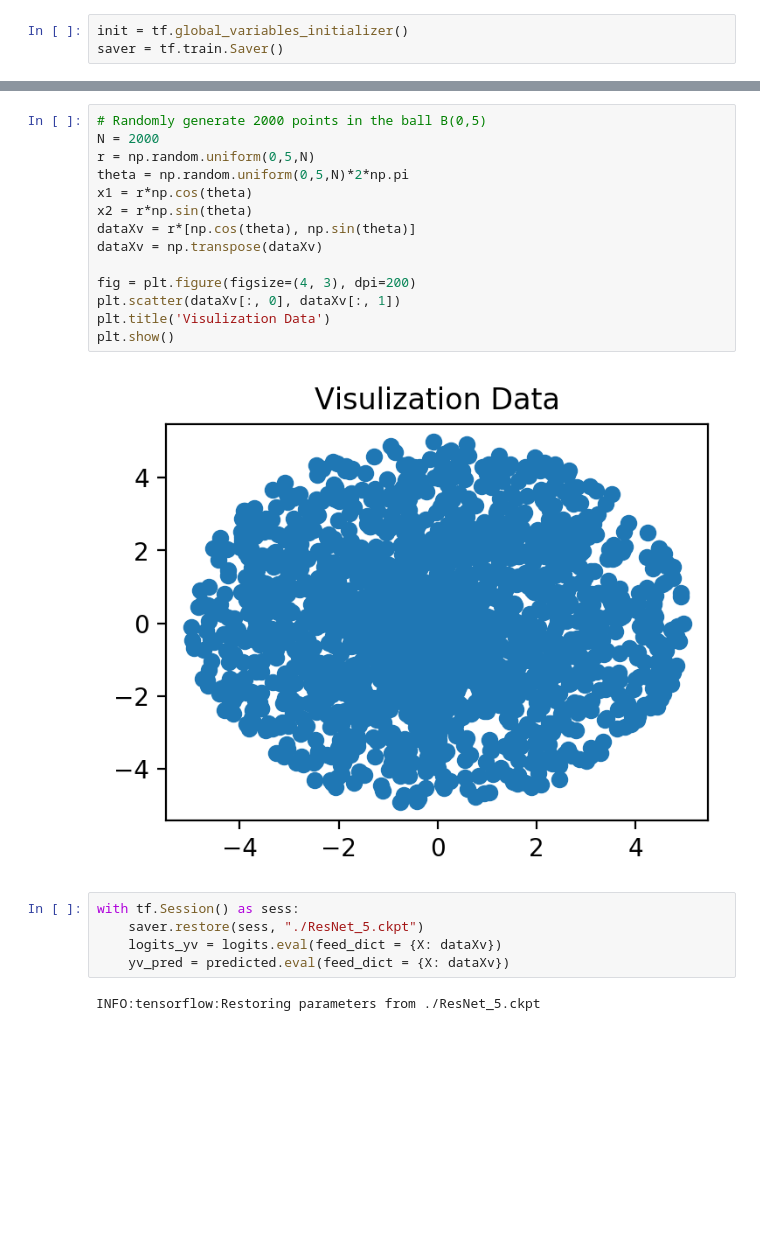
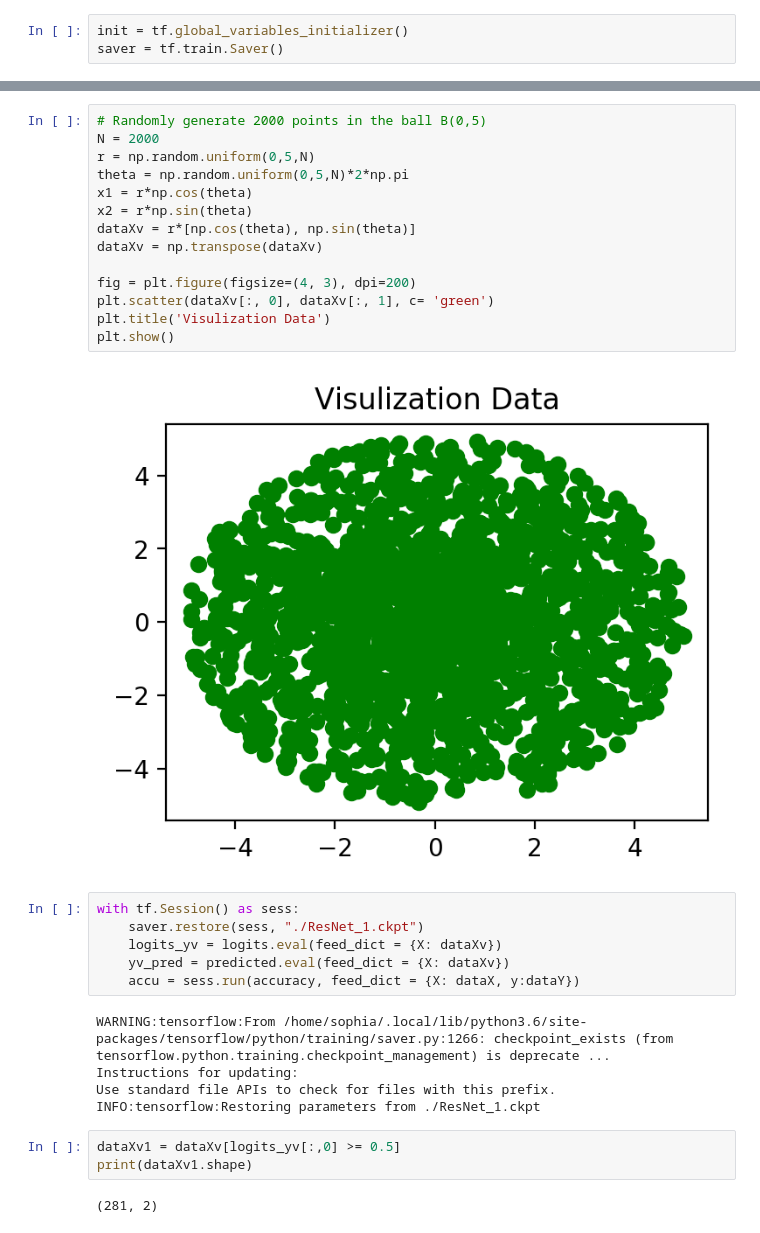
Before and after one commit to fairycloudsi/neural_networks, a Jupyter notebook: Porject_3_ResNet5.ipynb, the cells around one changed output, grey strips where cells are left out. Cells and saved outputs as stored; diff of their text form; blank space fills up the shorter version.

```diff
--- a/Porject_3_ResNet5.ipynb
+++ b/Porject_3_ResNet5.ipynb
@@ -148,23 +142,32 @@ plt.show()
 # %%
 # Randomly generate 2000 points in the ball B(0,5)
 N = 2000
 r = np.random.uniform(0,5,N)
 theta = np.random.uniform(0,5,N)*2*np.pi
 x1 = r*np.cos(theta)
 x2 = r*np.sin(theta)
 dataXv = r*[np.cos(theta), np.sin(theta)]
 dataXv = np.transpose(dataXv)
 
 fig = plt.figure(figsize=(4, 3), dpi=200)
-plt.scatter(dataXv[:, 0], dataXv[:, 1])
+plt.scatter(dataXv[:, 0], dataXv[:, 1], c= 'green')
 plt.title('Visulization Data')
 plt.show()
 # %% [output]
-[figure, old version]
+[figure, new version]
 # %%
 with tf.Session() as sess:
-    saver.restore(sess, "./ResNet_5.ckpt")
+    saver.restore(sess, "./ResNet_1.ckpt")
     logits_yv = logits.eval(feed_dict = {X: dataXv})
     yv_pred = predicted.eval(feed_dict = {X: dataXv})
+    accu = sess.run(accuracy, feed_dict = {X: dataX, y:dataY})
 # %% [output]
-INFO:tensorflow:Restoring parameters from ./ResNet_5.ckpt
+WARNING:tensorflow:From /home/sophia/.local/lib/python3.6/site-packages/tensorflow/python/training/saver.py:1266: checkpoint_exists (from tensorflow.python.training.checkpoint_management) is deprecate ...
+Instructions for updating:
+Use standard file APIs to check for files with this prefix.
+INFO:tensorflow:Restoring parameters from ./ResNet_1.ckpt
+# %%
+dataXv1 = dataXv[logits_yv[:,0] >= 0.5]
+print(dataXv1.shape)
+# %% [output]
+(281, 2)
```
Also changed, not shown: parts of 12 cells of this notebook.
